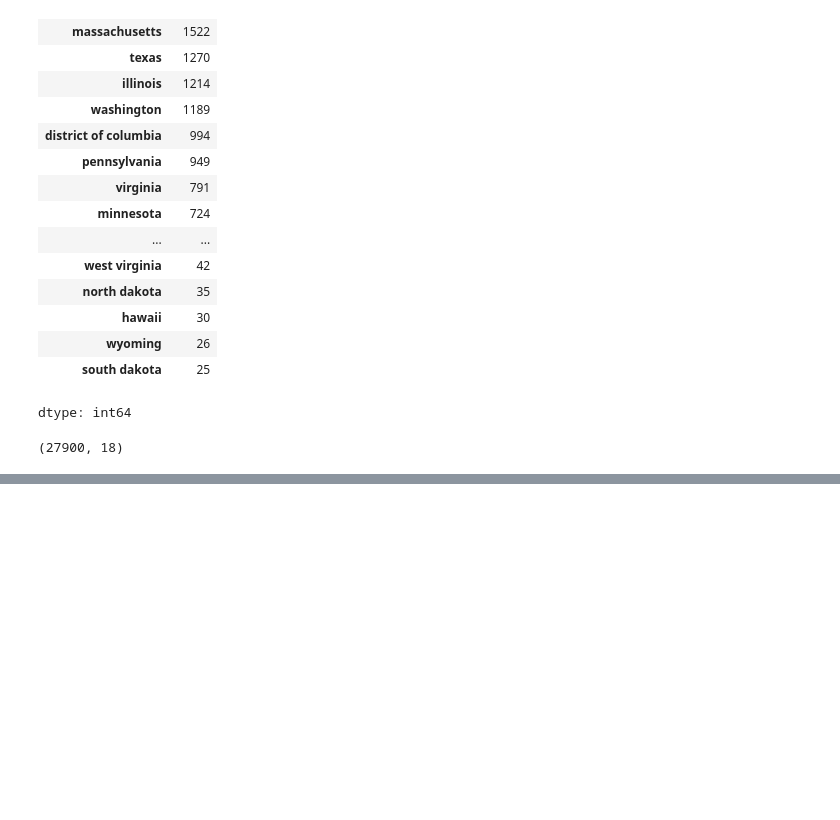
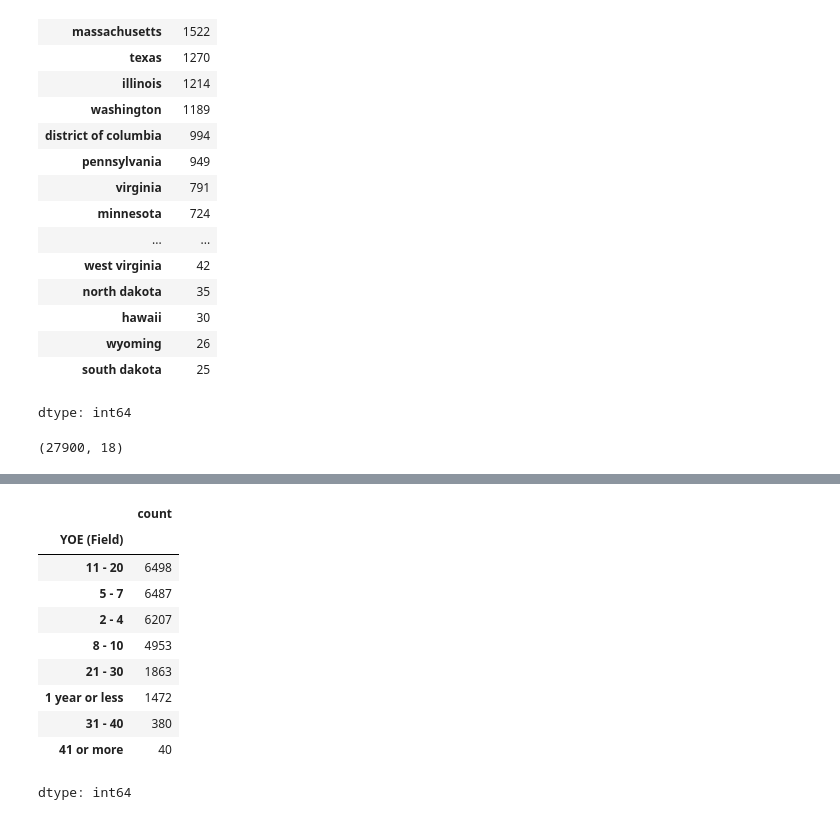
Before and after one commit to hamydang16/Data-Analysis, a Jupyter notebook: Data_cleaning.ipynb, the cells around one changed output, grey strips where cells are left out. Cells and saved outputs as stored; diff of their text form; code cells hidden in the pictures; blank space fills up the shorter version.

```diff
--- a/Data_cleaning.ipynb
+++ b/Data_cleaning.ipynb
@@ -526,0 +555,14 @@ df.shape
+# %%
+df['YOE (Field)'].value_counts()
+# %% [output]
+|  | count |
+| YOE (Field) |  |
+| 11 - 20 | 6498 |
+| 5 - 7 | 6487 |
+| 2 - 4 | 6207 |
+| 8 - 10 | 4953 |
+| 21 - 30 | 1863 |
+| 1 year or less | 1472 |
+| 31 - 40 | 380 |
+| 41 or more | 40 |
+dtype: int64
```
Also changed, not shown: parts of 20 cells of this notebook.
